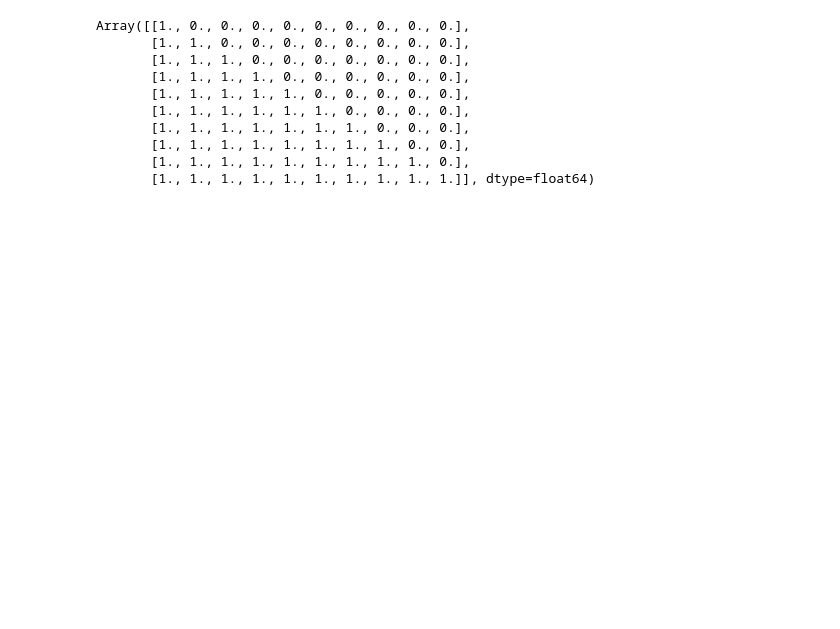
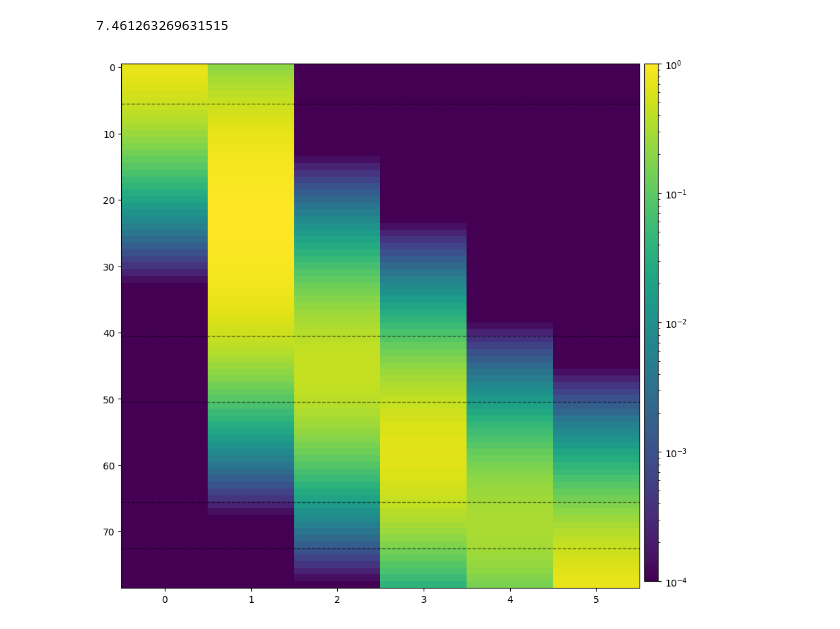
Before and after one commit to DPBayes/apc-anonymizer, a Jupyter notebook: matrix_mechanism/test_matrix_mechanism.ipynb, the cells around one changed output. Cells and saved outputs as stored; diff of their text form; code cells hidden in the pictures; blank space fills up the shorter version.

```diff
--- a/matrix_mechanism/test_matrix_mechanism.ipynb
+++ b/matrix_mechanism/test_matrix_mechanism.ipynb
@@ -28,19 +49,6 @@ results = loops.compute_h_fixed_point_iteration(
 # %%
 C = results["H"]
 B = results["W"]
-# %%
-B @ C
-# %% [output]
-Array([[1., 0., 0., 0., 0., 0., 0., 0., 0., 0.],
-       [1., 1., 0., 0., 0., 0., 0., 0., 0., 0.],
-       [1., 1., 1., 0., 0., 0., 0., 0., 0., 0.],
-       [1., 1., 1., 1., 0., 0., 0., 0., 0., 0.],
-       [1., 1., 1., 1., 1., 0., 0., 0., 0., 0.],
-       [1., 1., 1., 1., 1., 1., 0., 0., 0., 0.],
-       [1., 1., 1., 1., 1., 1., 1., 0., 0., 0.],
-       [1., 1., 1., 1., 1., 1., 1., 1., 0., 0.],
-       [1., 1., 1., 1., 1., 1., 1., 1., 1., 0.],
-       [1., 1., 1., 1., 1., 1., 1., 1., 1., 1.]], dtype=float64)
 # %%
 max_col_norm_C = np.max(np.sqrt((C**2).sum(axis=1)))
 max_data_abs_value = 1
@@ -56 +62,28 @@ lambd = 2.0
+# %%
+# stop_to_plot = 4
+category_probs = np.zeros((bus_capacity + 1, n_cats))
+noise_std = np.sqrt(per_stop_noise_variances.max())
+for passenger_count in range(category_probs.shape[0]):
+    # noise_std = np.sqrt(per_stop_noise_variances[stop_to_plot])
+    noise_dist = stats.norm(loc=passenger_count, scale=noise_std)
+    for category in range(n_cats):
+        category_min, category_max = category_bounds[category]
+        category_prob = noise_dist.cdf(category_max) - noise_dist.cdf(category_min)
+        category_probs[passenger_count, category] = category_prob
+# %%
+noise_std
+# %% [output]
+7.461263269631515
+# %%
+fig, axis = plt.subplots(figsize=(10,10))
+
+im = axis.imshow(category_probs + 1e-16, aspect=n_cats / bus_capacity, vmin=1e-4, vmax=1., norm='log')
+for edge in cat_edges[:-1]:
+    axis.axhline(edge+0.5, color='k', lw=1, ls="--", alpha=0.5)
+cbar_ax = fig.add_axes([0.9, 0.12, 0.02, 0.76])
+fig.colorbar(im, cax=cbar_ax)
+fig.savefig(f"probs_matrix_matrix_mech_{n_stops}.pdf", format="pdf", bbox_inches="tight")
+plt.show()
+# %% [output]
+[figure, added]
 # %%
```
Also changed, not shown: parts of 17 cells of this notebook.
